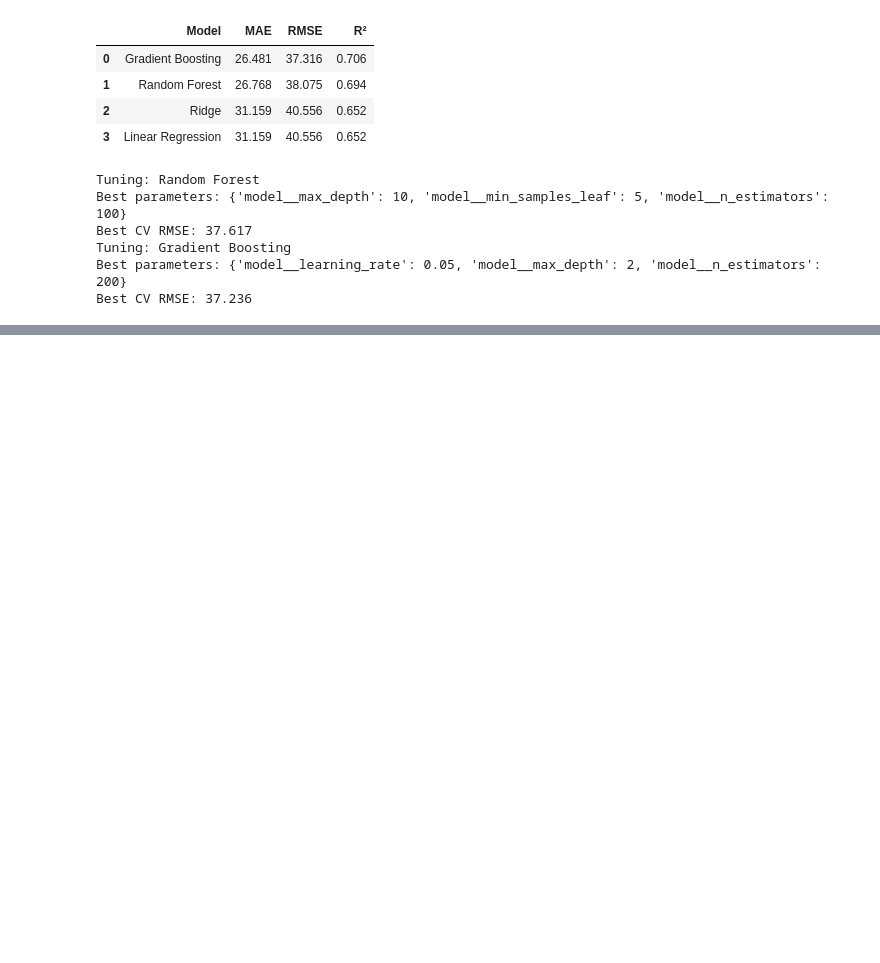
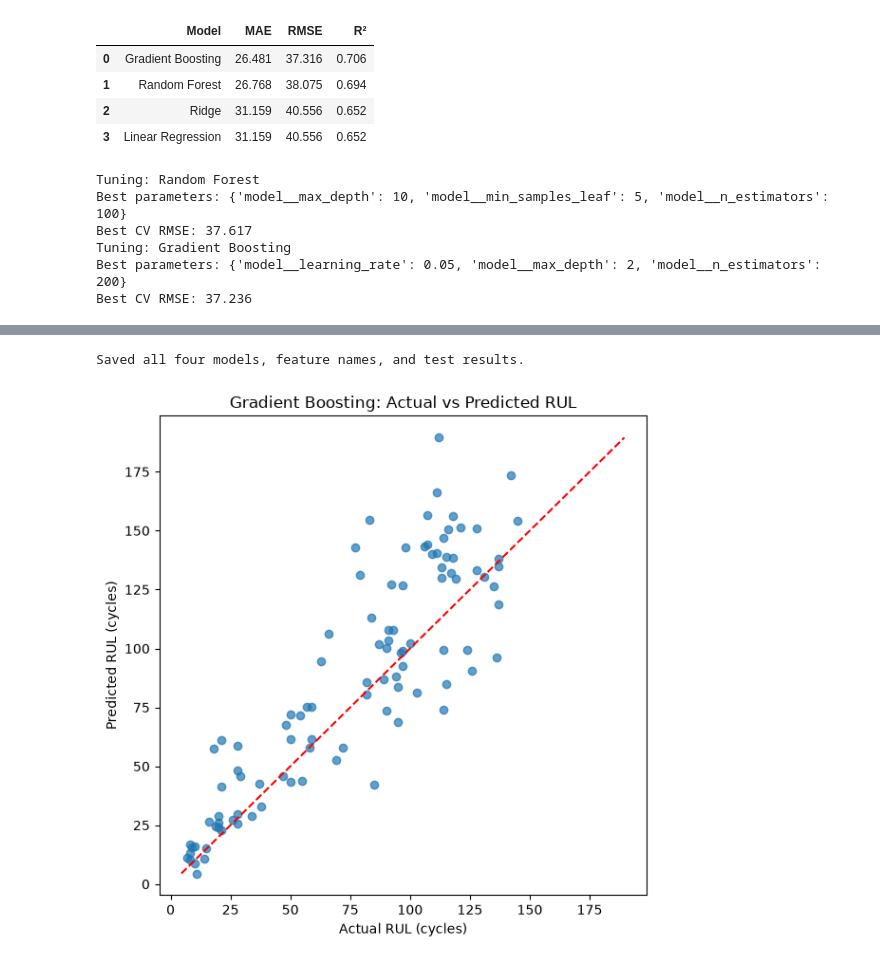
Before and after one commit to Shog7777/engine-rul-project, a Jupyter notebook: Notebooks/02_Modeling_and_Evaluation.ipynb, the cells around one changed output, grey strips where cells are left out. Drawn from its saved outputs; the diff is of its cells as text; code cells hidden in the pictures; blank space fills up the shorter version.

```diff
--- a/Notebooks/02_Modeling_and_Evaluation.ipynb
+++ b/Notebooks/02_Modeling_and_Evaluation.ipynb
@@ -182,0 +295,45 @@ Best CV RMSE: 37.236
+# %%
+from pathlib import Path
+import joblib
+import json
+
+models_dir = Path("../Models")
+models_dir.mkdir(parents=True, exist_ok=True)
+
+for name, model in final_models.items():
+    filename = name.lower().replace(" ", "_") + ".joblib"
+    joblib.dump(model, models_dir / filename)
+
+
+with open(models_dir / "feature_columns.json", "w") as file:
+    json.dump(X.columns.tolist(), file, indent=2)
+
+
+test_results_df.to_csv(
+    models_dir / "test_results.csv",
+    index=False
+)
+
+print("Saved all four models, feature names, and test results.")
+# %% [output]
+Saved all four models, feature names, and test results.
+# %%
+import matplotlib.pyplot as plt
+
+pred = test_predictions["Gradient Boosting"]
+
+plt.figure(figsize=(6, 6))
+plt.scatter(y_test, pred, alpha=0.7)
+
+lower = min(y_test.min(), pred.min())
+upper = max(y_test.max(), pred.max())
+
+plt.plot([lower, upper], [lower, upper], "r--")
+
+plt.xlabel("Actual RUL (cycles)")
+plt.ylabel("Predicted RUL (cycles)")
+plt.title("Gradient Boosting: Actual vs Predicted RUL")
+plt.tight_layout()
+plt.show()
+# %% [output]
+[figure, added]
```
Also changed, not shown: parts of 7 cells of this notebook, 16 other files.
